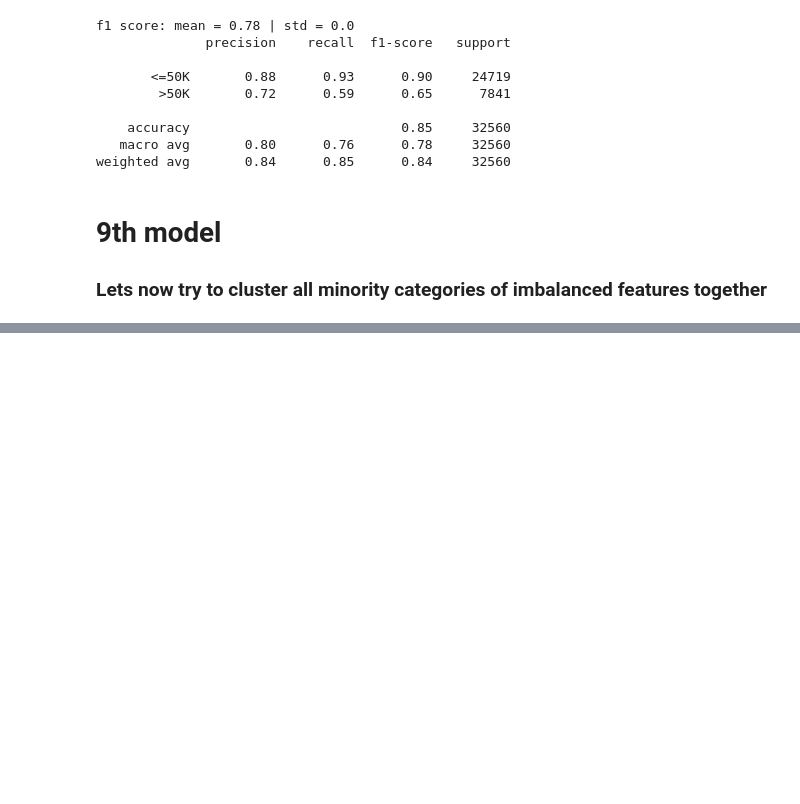
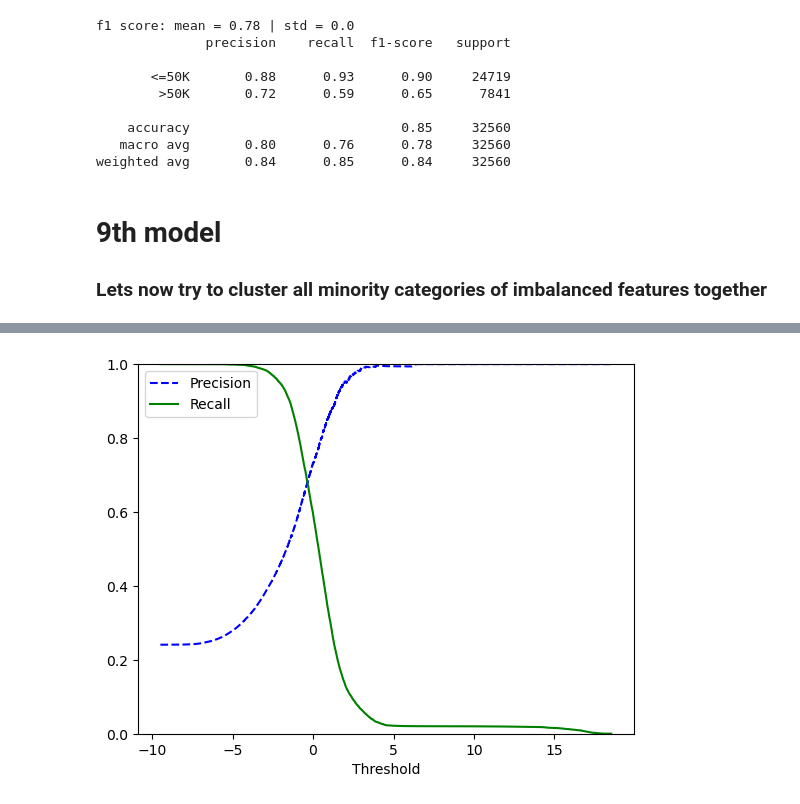
Before and after one commit to nadiia-duiunova/Adults_pet_project, a Jupyter notebook: Logistic regression.ipynb, the cells around one changed output, grey strips where cells are left out. Saved outputs shown, nothing was run; the diff lists cells and outputs as text; code cells hidden in the pictures; blank space fills up the shorter version.

```diff
--- a/Logistic regression.ipynb
+++ b/Logistic regression.ipynb
@@ -817,0 +886,3 @@ weighted avg       0.85      0.85      0.85     32560
+# %%
+y_10_scores_lg = cross_val_predict(lg_clf, X_10, y_10, cv=3, method="decision_function")
+precisions_lg, recalls_lg, thresholds_lg = precision_recall_curve(y_10, y_10_scores_lg)
@@ -817,0 +901,5 @@ weighted avg       0.85      0.85      0.85     32560
+# %%
+plot_precision_recall_vs_threshold(precisions_lg, recalls_lg, thresholds_lg)
+plt.show()
+# %% [output]
+[figure, added]
```
Also changed, not shown: parts of 34 cells of this notebook.
